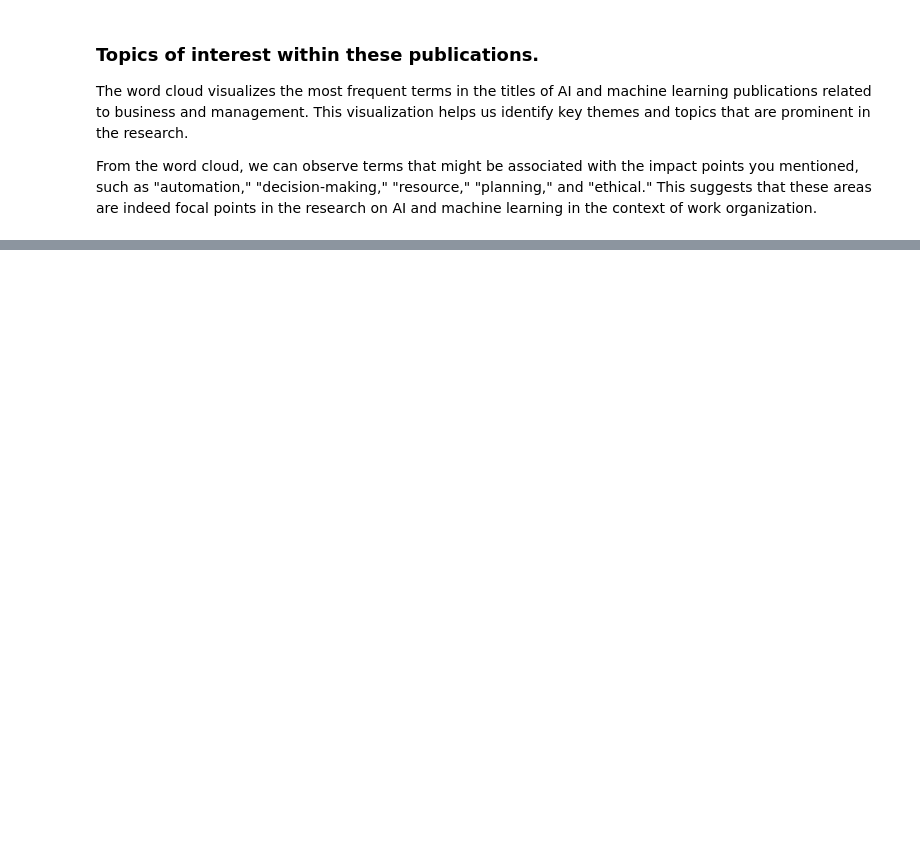
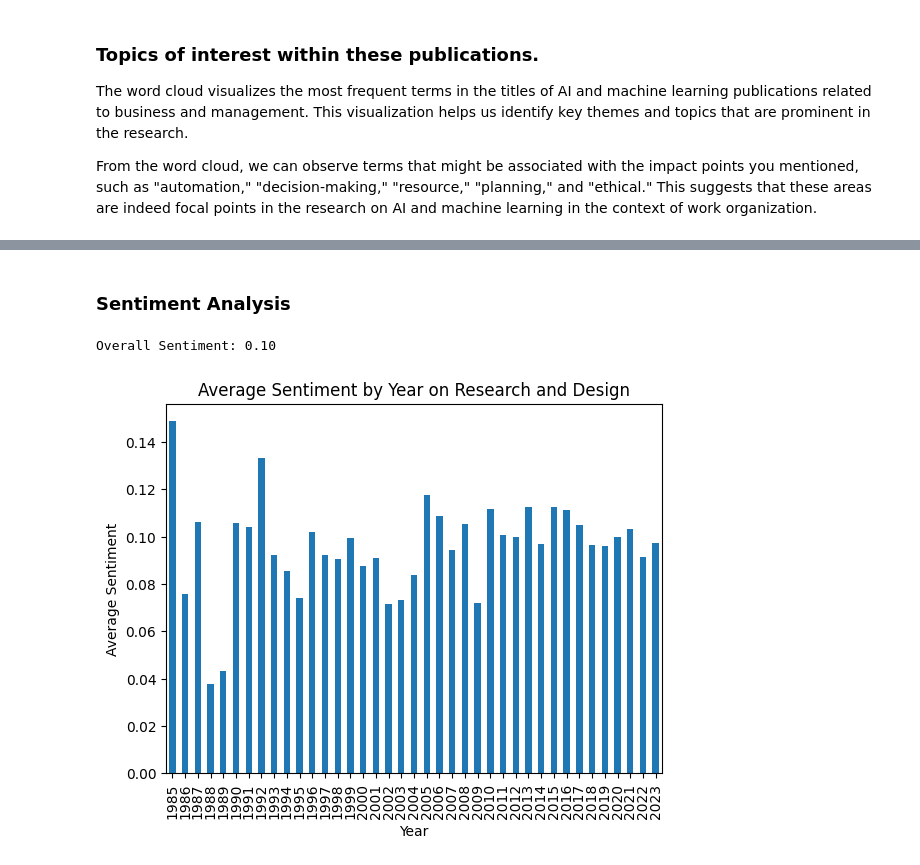
Before and after one commit to Jhonnatan7br/Impact-of-AI-in-organizations, a Jupyter notebook: 3. Data_experiments/1_researchFR.ipynb, the cells around one changed output, grey strips where cells are left out. Drawn from its saved outputs; the diff is of its cells as text; code cells hidden in the pictures; blank space fills up the shorter version.

```diff
--- a/3. Data_experiments/1_researchFR.ipynb
+++ b/3. Data_experiments/1_researchFR.ipynb
@@ -98,0 +99,38 @@ plt.show()
+# %% [markdown]
+### Sentiment Analysis
+# %%
+import pandas as pd
+from textblob import TextBlob
+
+df = research
+# %%
+# Filter for English-language documents only and for years >= 1985
+df_filtered = df[(df['Language of Original Document'] == 'English') & (df['Year'] >= 1985)]
+
+# Ensure that the 'Abstract' column does not contain NaN values
+df_filtered = df_filtered.dropna(subset=['Abstract'])
+
+# Function to calculate sentiment polarity
+def calculate_sentiment(text):
+    return TextBlob(text).sentiment.polarity
+
+# Apply the function to each abstract
+df_filtered['Sentiment'] = df_filtered['Abstract'].apply(calculate_sentiment)
+
+# Analysis
+# Aggregate Insights: Overall sentiment
+average_sentiment = df_filtered['Sentiment'].mean()
+print(f"Overall Sentiment: {average_sentiment:.2f}")
+
+# Comparative Analysis: Sentiment by Year
+sentiment_by_year = df_filtered.groupby('Year')['Sentiment'].mean()
+
+# Plotting
+sentiment_by_year.plot(kind='bar')
+plt.title('Average Sentiment by Year on Research and Design')
+plt.xlabel('Year')
+plt.ylabel('Average Sentiment')
+plt.show()
+# %% [output]
+Overall Sentiment: 0.10
+[figure, added]
```
Also changed, not shown: parts of 5 cells of this notebook, 3 other files.
